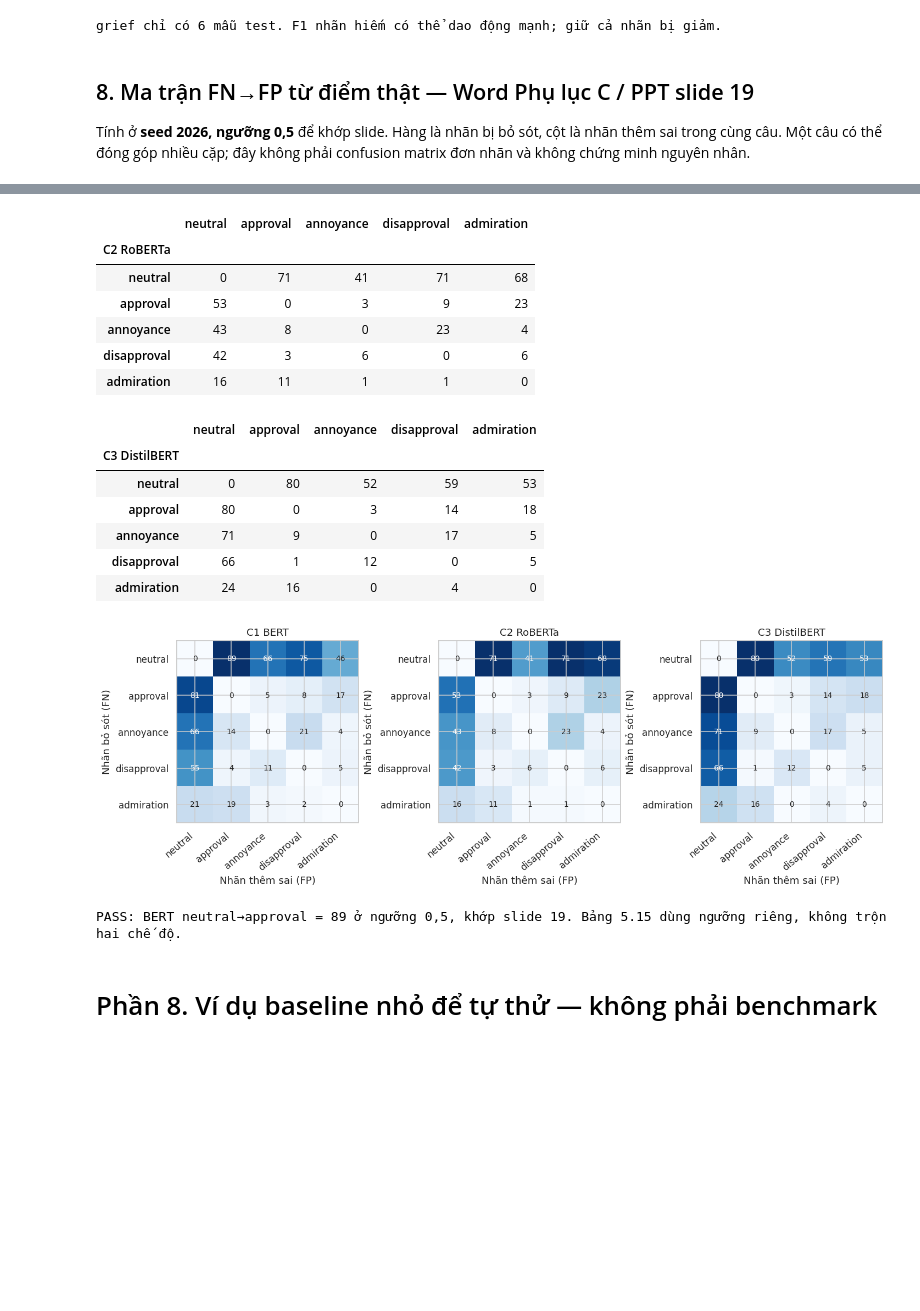
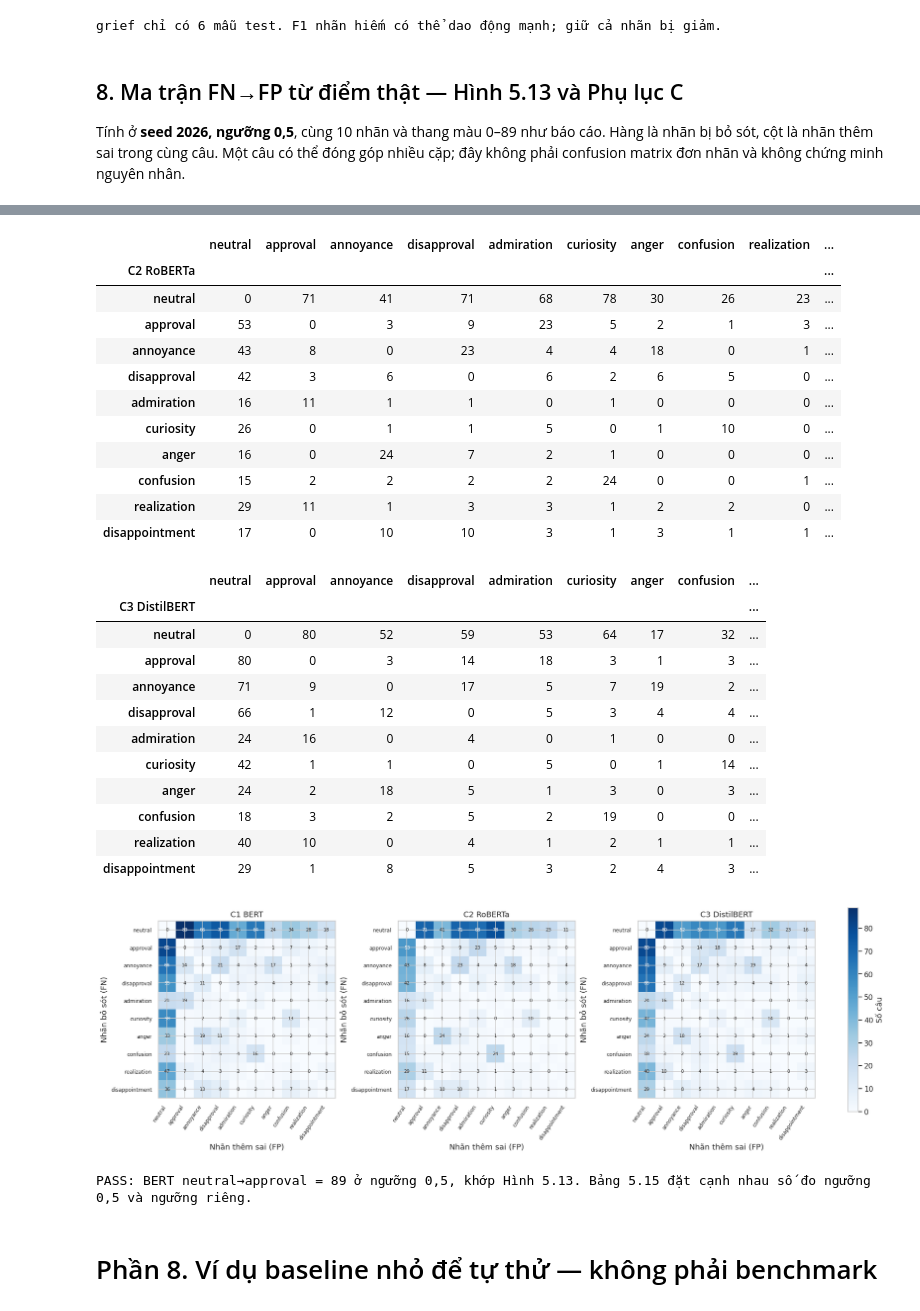
Before and after one commit to dzyuu1612/goemotions-multilabel-classification, a Jupyter notebook: notebooks/GoEmotions_ToanBo_QuyTrinh.ipynb, the cells around one changed output, grey strips where cells are left out. Drawn from its saved outputs; the diff is of its cells as text; code cells hidden in the pictures; blank space fills up the shorter version.

```diff
--- a/notebooks/GoEmotions_ToanBo_QuyTrinh.ipynb
+++ b/notebooks/GoEmotions_ToanBo_QuyTrinh.ipynb
@@ -2243,12 +2243,13 @@ print('grief chỉ có 6 mẫu test. F1 nhãn hiếm có thể dao động mạn
 [figure]
 grief chỉ có 6 mẫu test. F1 nhãn hiếm có thể dao động mạnh; giữ cả nhãn bị giảm.
 # %% [markdown]
-## 8. Ma trận FN→FP từ điểm thật — Word Phụ lục C / PPT slide 19
-Tính ở **seed 2026, ngưỡng 0,5** để khớp slide. Hàng là nhãn bị bỏ sót, cột là nhãn thêm sai trong cùng câu. Một câu có thể đóng góp nhiều cặp; đây không phải confusion matrix đơn nhãn và không chứng minh nguyên nhân.
+## 8. Ma trận FN→FP từ điểm thật — Hình 5.13 và Phụ lục C
+Tính ở **seed 2026, ngưỡng 0,5**, cùng 10 nhãn và thang màu 0–89 như báo cáo. Hàng là nhãn bị bỏ sót, cột là nhãn thêm sai trong cùng câu. Một câu có thể đóng góp nhiều cặp; đây không phải confusion matrix đơn nhãn và không chứng minh nguyên nhân.
 # %%
-focus=['neutral','approval','annoyance','disapproval','admiration']
+focus=['neutral','approval','annoyance','disapproval','admiration',
+       'curiosity','anger','confusion','realization','disappointment']
 indices=[lock['label_names'].index(label) for label in focus]
-fig,axes=plt.subplots(1,3,figsize=(13,4.3),layout='constrained')
+fig,axes=plt.subplots(1,3,figsize=(16.8,6.1),layout='constrained')
 for ax,model in zip(axes,['C1 BERT','C2 RoBERTa','C3 DistilBERT']):
     run=next(r for r in lock['checkpoints'] if r['model']==model and r['seed']==2026)
     points=a.load_scores(root/run['test_scores'],tf,lock['label_names']);prediction=points>=.5
@@ -2256,12 +2257,15 @@ for ax,model in zip(axes,['C1 BERT','C2 RoBERTa','C3 DistilBERT']):
     matrix=fn.astype(np.int64).T@fp.astype(np.int64);np.fill_diagonal(matrix,0)
     small=matrix[np.ix_(indices,indices)]
     display(pd.DataFrame(small,index=focus,columns=focus).rename_axis(model))
-    ax.imshow(small,cmap='Blues',vmin=0,vmax=max(1,small.max()))
-    for i in range(5):
-        for j in range(5):ax.text(j,i,str(small[i,j]),ha='center',va='center',color='white' if small[i,j]>.55*small.max() else '#222222',fontsize=9)
-    ax.set_xticks(range(5),focus,rotation=40,ha='right');ax.set_yticks(range(5),focus);ax.set_title(model)
+    image=ax.imshow(small, cmap='Blues', vmin=0, vmax=89)
+    for i in range(len(focus)):
+        for j in range(len(focus)):
+            ax.text(j, i, str(small[i,j]), ha='center', va='center',
+                    color='white' if small[i,j]>49 else '#222222', fontsize=7)
+    ax.set_xticks(range(len(focus)),focus,rotation=55,ha='right',fontsize=8);ax.set_yticks(range(len(focus)),focus,fontsize=8);ax.set_title(model)
     ax.set_xlabel('Nhãn thêm sai (FP)');ax.set_ylabel('Nhãn bỏ sót (FN)')
     if model=='C1 BERT':assert int(small[0,1])==89
+fig.colorbar(image, ax=axes.tolist(), shrink=0.76, label='Số câu')
 plt.show();plt.close(fig)
-print('PASS: BERT neutral→approval = 89 ở ngưỡng 0,5, khớp slide 19. Bảng 5.15 dùng ngưỡng riêng, không trộn hai chế độ.')
+print('PASS: BERT neutral→approval = 89 ở ngưỡng 0,5, khớp Hình 5.13. Bảng 5.15 đặt cạnh nhau số đo ngưỡng 0,5 và ngưỡng riêng.')
 # %% [output]
@@ -2275,19 +2284,29 @@ print('PASS: BERT neutral→approval = 89 ở ngưỡng 0,5, khớp slide 19. B
-|  | neutral | approval | annoyance | disapproval | admiration |
-| C2 RoBERTa |  |  |  |  |  |
-| neutral | 0 | 71 | 41 | 71 | 68 |
-| approval | 53 | 0 | 3 | 9 | 23 |
-| annoyance | 43 | 8 | 0 | 23 | 4 |
-| disapproval | 42 | 3 | 6 | 0 | 6 |
-| admiration | 16 | 11 | 1 | 1 | 0 |
+|  | neutral | approval | annoyance | disapproval | admiration | curiosity | anger | confusion | realization | ... |
+| C2 RoBERTa |  |  |  |  |  |  |  |  |  | ... |
+| neutral | 0 | 71 | 41 | 71 | 68 | 78 | 30 | 26 | 23 | ... |
+| approval | 53 | 0 | 3 | 9 | 23 | 5 | 2 | 1 | 3 | ... |
+| annoyance | 43 | 8 | 0 | 23 | 4 | 4 | 18 | 0 | 1 | ... |
+| disapproval | 42 | 3 | 6 | 0 | 6 | 2 | 6 | 5 | 0 | ... |
+| admiration | 16 | 11 | 1 | 1 | 0 | 1 | 0 | 0 | 0 | ... |
+| curiosity | 26 | 0 | 1 | 1 | 5 | 0 | 1 | 10 | 0 | ... |
+| anger | 16 | 0 | 24 | 7 | 2 | 1 | 0 | 0 | 0 | ... |
+| confusion | 15 | 2 | 2 | 2 | 2 | 24 | 0 | 0 | 1 | ... |
+| realization | 29 | 11 | 1 | 3 | 3 | 1 | 2 | 2 | 0 | ... |
+| disappointment | 17 | 0 | 10 | 10 | 3 | 1 | 3 | 1 | 1 | ... |
-|  | neutral | approval | annoyance | disapproval | admiration |
-| C3 DistilBERT |  |  |  |  |  |
-| neutral | 0 | 80 | 52 | 59 | 53 |
-| approval | 80 | 0 | 3 | 14 | 18 |
-| annoyance | 71 | 9 | 0 | 17 | 5 |
-| disapproval | 66 | 1 | 12 | 0 | 5 |
-| admiration | 24 | 16 | 0 | 4 | 0 |
+|  | neutral | approval | annoyance | disapproval | admiration | curiosity | anger | confusion | ... |
+| C3 DistilBERT |  |  |  |  |  |  |  |  | ... |
+| neutral | 0 | 80 | 52 | 59 | 53 | 64 | 17 | 32 | ... |
+| approval | 80 | 0 | 3 | 14 | 18 | 3 | 1 | 3 | ... |
+| annoyance | 71 | 9 | 0 | 17 | 5 | 7 | 19 | 2 | ... |
+| disapproval | 66 | 1 | 12 | 0 | 5 | 3 | 4 | 4 | ... |
+| admiration | 24 | 16 | 0 | 4 | 0 | 1 | 0 | 0 | ... |
+| curiosity | 42 | 1 | 1 | 0 | 5 | 0 | 1 | 14 | ... |
+| anger | 24 | 2 | 18 | 5 | 1 | 3 | 0 | 3 | ... |
+| confusion | 18 | 3 | 2 | 5 | 2 | 19 | 0 | 0 | ... |
+| realization | 40 | 10 | 0 | 4 | 1 | 2 | 1 | 1 | ... |
+| disappointment | 29 | 1 | 8 | 5 | 3 | 2 | 4 | 3 | ... |
-[figure, old version]
+[figure, new version]
-PASS: BERT neutral→approval = 89 ở ngưỡng 0,5, khớp slide 19. Bảng 5.15 dùng ngưỡng riêng, không trộn hai chế độ.
+PASS: BERT neutral→approval = 89 ở ngưỡng 0,5, khớp Hình 5.13. Bảng 5.15 đặt cạnh nhau số đo ngưỡng 0,5 và ngưỡng riêng.
 # %% [markdown]
 # Phần 8. Ví dụ baseline nhỏ để tự thử — không phải benchmark
 # %% [markdown]
```
Also changed, not shown: parts of 11 cells of this notebook, 1 other file.
